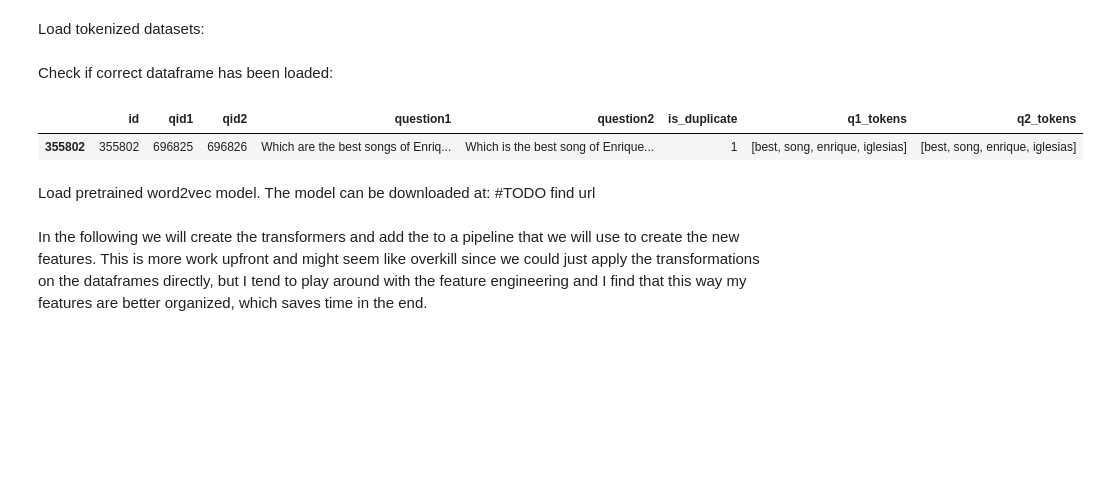
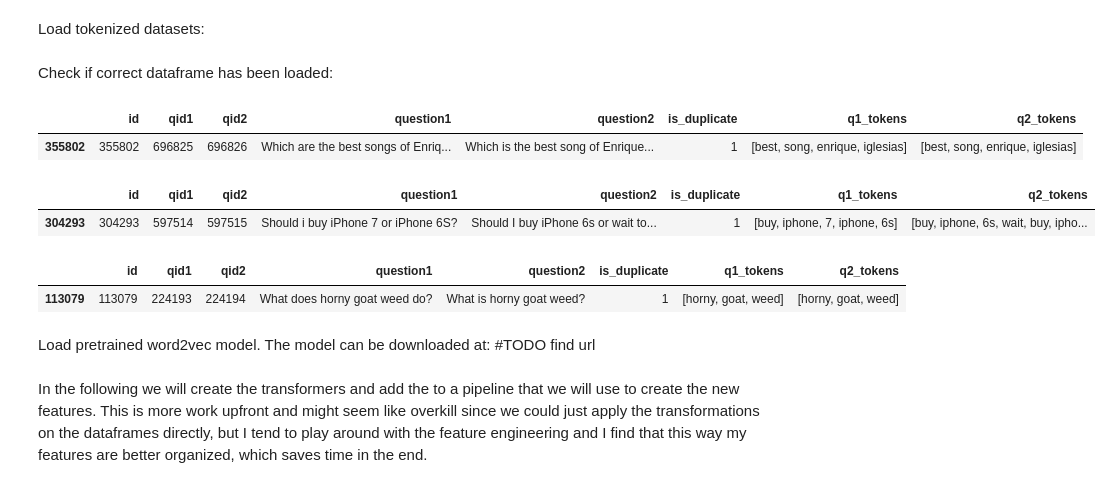
Before and after one commit to schorlem/capstone_project, a Jupyter notebook: notebooks/feature_engineering-01-als.ipynb, the cells around one changed output. Cells and saved outputs as stored; diff of their text form; code cells hidden in the pictures; blank space fills up the shorter version.

```diff
--- a/notebooks/feature_engineering-01-als.ipynb
+++ b/notebooks/feature_engineering-01-als.ipynb
@@ -13,18 +18,25 @@ Load tokenized datasets:
 # %%
 # The current working directory for python is the capstone_project/notebook folder
 file_directory = "../output/data/"
-prefix = ""
+prefix = "tokenized_"
 
 train_data = pre.load_pickle(file_directory, prefix+"train_data.pkl")
+val_data = pre.load_pickle(file_directory, prefix+"val_data.pkl")
+test_data = pre.load_pickle(file_directory, prefix+"test_data.pkl")
 y = train_data["is_duplicate"].values
 # %% [markdown]
 Check if correct dataframe has been loaded:
-# %%
-display(train_data.head(1))
-train_data = train_data[:100]
-# %% [output]
-|  | id | qid1 | qid2 | question1 | question2 | is_duplicate | q1_tokens | q2_tokens |
-| 355802 | 355802 | 696825 | 696826 | Which are the best songs of Enriq... | Which is the best song of Enrique... | 1 | [best, song, enrique, iglesias] | [best, song, enrique, iglesias] |
+# %%
+display(train_data.head(1))
+display(val_data.head(1))
+display(test_data.head(1))
+# %% [output]
+|  | id | qid1 | qid2 | question1 | question2 | is_duplicate | q1_tokens | q2_tokens |
+| 355802 | 355802 | 696825 | 696826 | Which are the best songs of Enriq... | Which is the best song of Enrique... | 1 | [best, song, enrique, iglesias] | [best, song, enrique, iglesias] |
+|  | id | qid1 | qid2 | question1 | question2 | is_duplicate | q1_tokens | q2_tokens |
+| 304293 | 304293 | 597514 | 597515 | Should i buy iPhone 7 or iPhone 6S? | Should I buy iPhone 6s or wait to... | 1 | [buy, iphone, 7, iphone, 6s] | [buy, iphone, 6s, wait, buy, ipho... |
+|  | id | qid1 | qid2 | question1 | question2 | is_duplicate | q1_tokens | q2_tokens |
+| 113079 | 113079 | 224193 | 224194 | What does horny goat weed do? | What is horny goat weed? | 1 | [horny, goat, weed] | [horny, goat, weed] |
 # %% [markdown]
 Load pretrained word2vec model. The model can be downloaded at: #TODO find url
 # %%
```
Also changed, not shown: parts of 19 cells of this notebook, 3 other files.
